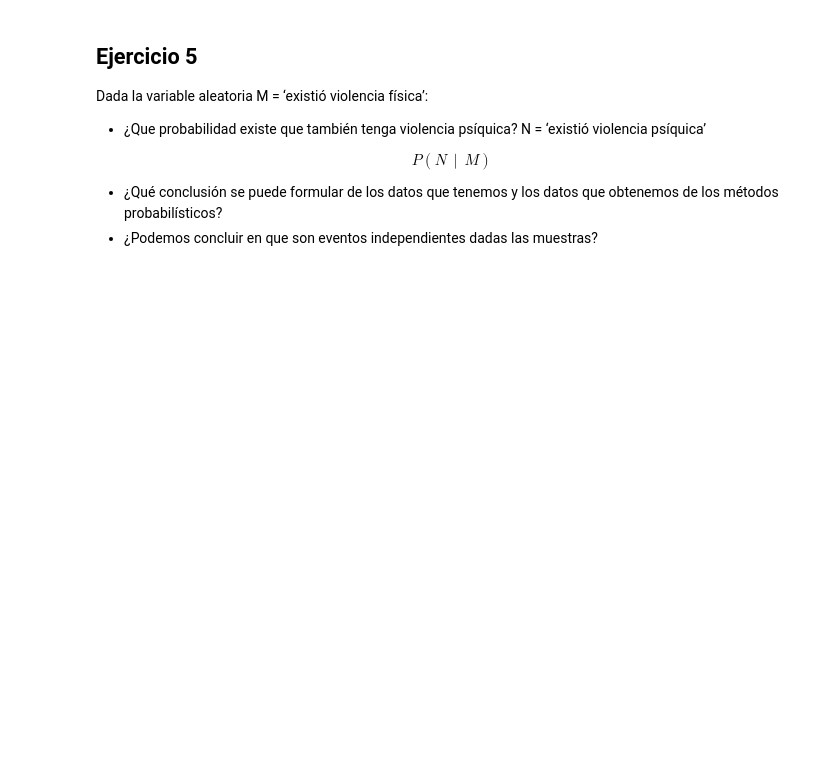
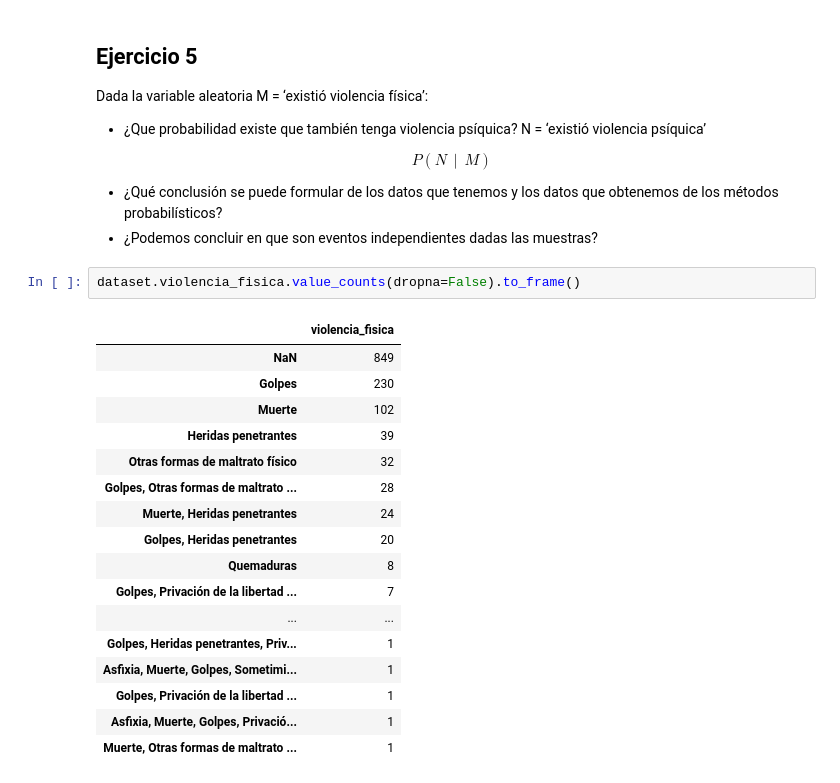
Before and after one commit to david-gonzalez/diplodatos, a Jupyter notebook: analisis_y_visualizacion/Tarea integradora - parte 1.ipynb, the cells around one changed output. Cells and saved outputs as stored; diff of their text form; blank space fills up the shorter version.

```diff
--- a/analisis_y_visualizacion/Tarea integradora - parte 1.ipynb
+++ b/analisis_y_visualizacion/Tarea integradora - parte 1.ipynb
@@ -286,3 +285,23 @@ $$P(N~~|~~M)$$
 
 * ¿Qué conclusión se puede formular de los datos que tenemos y los datos que obtenemos de los métodos probabilísticos?
 * ¿Podemos concluir en que son eventos independientes dadas las muestras?
+# %%
+dataset.violencia_fisica.value_counts(dropna=False).to_frame()
+# %% [output]
+|  | violencia_fisica |
+| NaN | 849 |
+| Golpes | 230 |
+| Muerte | 102 |
+| Heridas penetrantes | 39 |
+| Otras formas de maltrato físico | 32 |
+| Golpes, Otras formas de maltrato ... | 28 |
+| Muerte, Heridas penetrantes | 24 |
+| Golpes, Heridas penetrantes | 20 |
+| Quemaduras | 8 |
+| Golpes, Privación de la libertad ... | 7 |
+| ... | ... |
+| Golpes, Heridas penetrantes, Priv... | 1 |
+| Asfixia, Muerte, Golpes, Sometimi... | 1 |
+| Golpes, Privación de la libertad ... | 1 |
+| Asfixia, Muerte, Golpes, Privació... | 1 |
+| Muerte, Otras formas de maltrato ... | 1 |
```
Also changed, not shown: parts of 6 cells of this notebook.
